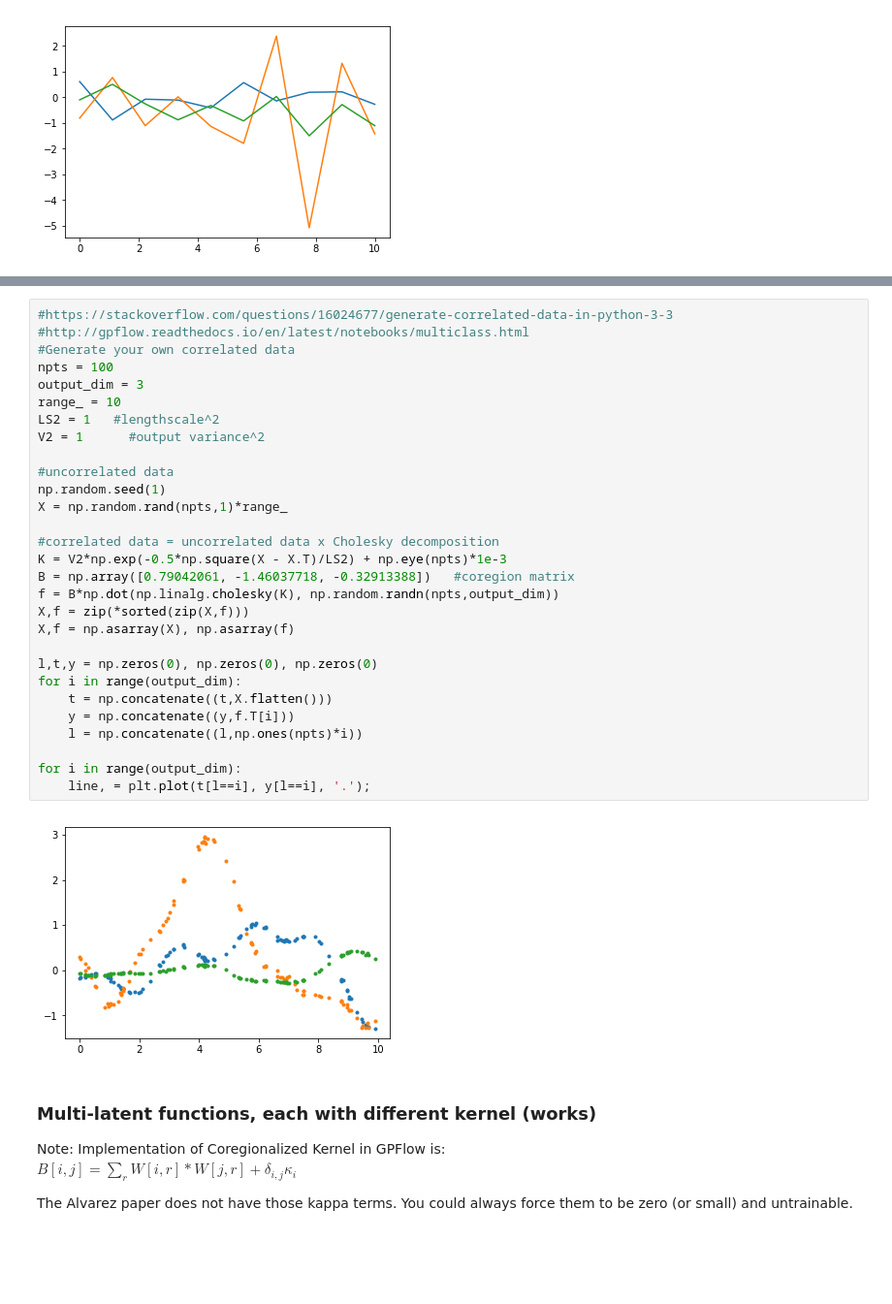
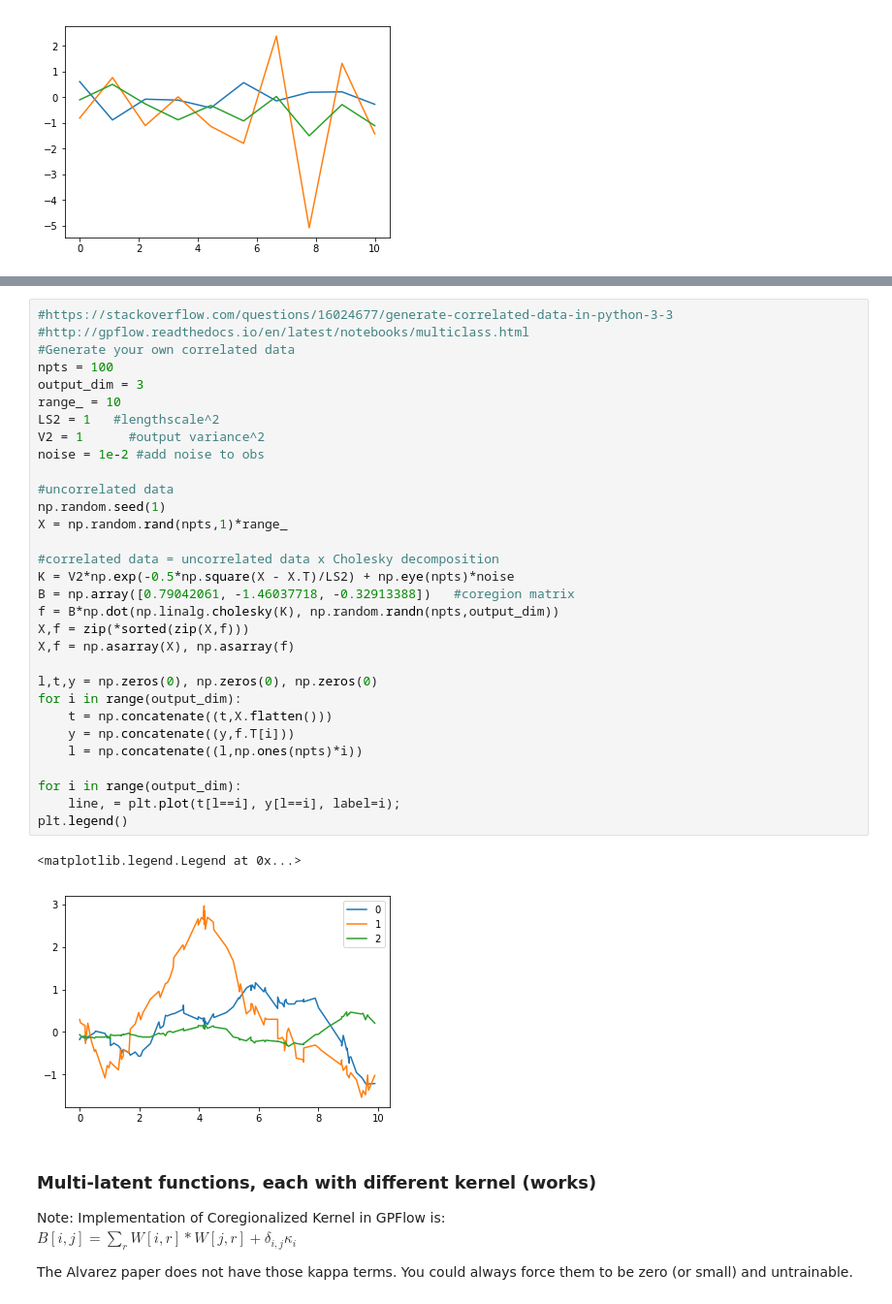
Before and after one commit to silburt/gp_nn, a Jupyter notebook: Coregion-py3.ipynb, the cells around one changed output, grey strips where cells are left out. Shown at 97% size. Saved outputs shown, nothing was run; the diff lists cells and outputs as text; blank space fills up the shorter version.

```diff
--- a/Coregion-py3.ipynb
+++ b/Coregion-py3.ipynb
@@ -146,34 +144,37 @@ for i in range(output_dim):
 # %%
 #https://stackoverflow.com/questions/16024677/generate-correlated-data-in-python-3-3
 #http://gpflow.readthedocs.io/en/latest/notebooks/multiclass.html
 #Generate your own correlated data
 npts = 100
 output_dim = 3
 range_ = 10
 LS2 = 1   #lengthscale^2
 V2 = 1      #output variance^2
+noise = 1e-2 #add noise to obs
 
 #uncorrelated data
 np.random.seed(1)
 X = np.random.rand(npts,1)*range_
 
 #correlated data = uncorrelated data x Cholesky decomposition
-K = V2*np.exp(-0.5*np.square(X - X.T)/LS2) + np.eye(npts)*1e-3
+K = V2*np.exp(-0.5*np.square(X - X.T)/LS2) + np.eye(npts)*noise
 B = np.array([0.79042061, -1.46037718, -0.32913388])   #coregion matrix
 f = B*np.dot(np.linalg.cholesky(K), np.random.randn(npts,output_dim))
 X,f = zip(*sorted(zip(X,f)))
 X,f = np.asarray(X), np.asarray(f)
 
 l,t,y = np.zeros(0), np.zeros(0), np.zeros(0)
 for i in range(output_dim):
     t = np.concatenate((t,X.flatten()))
     y = np.concatenate((y,f.T[i]))
     l = np.concatenate((l,np.ones(npts)*i))
 
 for i in range(output_dim):
-    line, = plt.plot(t[l==i], y[l==i], '.');
+    line, = plt.plot(t[l==i], y[l==i], label=i);
+plt.legend()
 # %% [output]
+<matplotlib.legend.Legend at 0x...>
-[figure, old version]
+[figure, new version]
 # %% [markdown]
 ### Multi-latent functions, each with different kernel (works)
 Note: Implementation of Coregionalized Kernel in GPFlow is:
```
Also changed, not shown: parts of 9 cells of this notebook.
